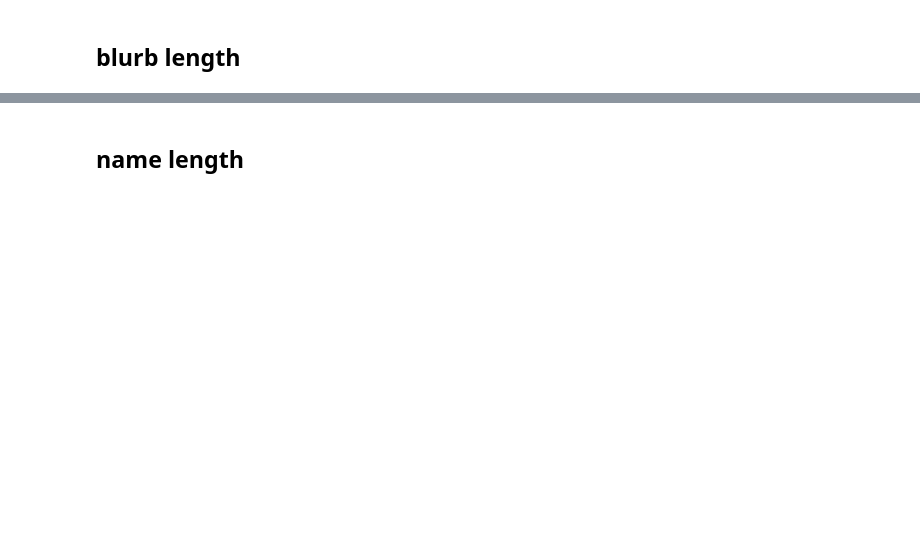
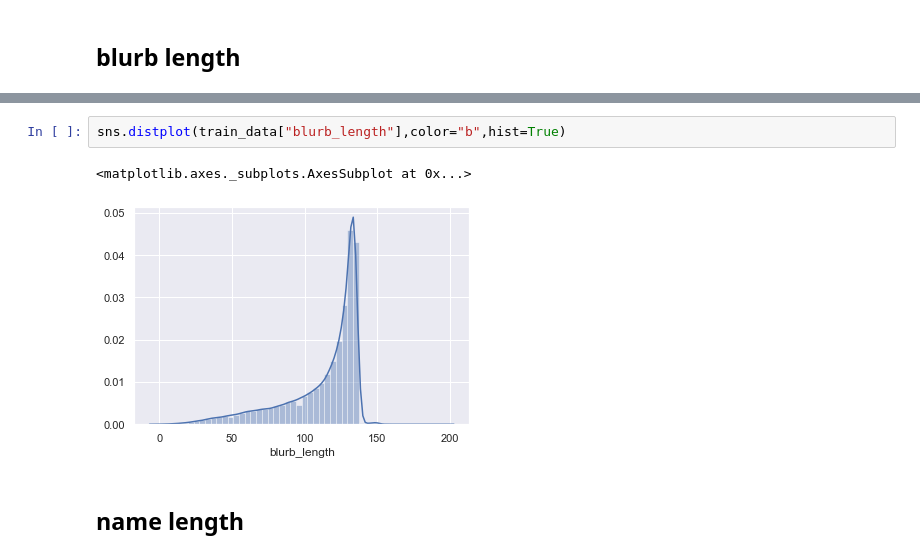
Before and after one commit to MarvinAhoi/Kickstarter-Project-2020, a Jupyter notebook: DS-Project-2_Kickstarter.ipynb, the cells around one changed output, grey strips where cells are left out. Drawn from its saved outputs; the diff is of its cells as text; blank space fills up the shorter version.

```diff
--- a/DS-Project-2_Kickstarter.ipynb
+++ b/DS-Project-2_Kickstarter.ipynb
@@ -1010,2 +1022,7 @@ sns.lmplot(x="preparation",y="duration",data=train_data ,hue="state")
+# %%
+sns.distplot(train_data["blurb_length"],color="b",hist=True)
+# %% [output]
+<matplotlib.axes._subplots.AxesSubplot at 0x...>
+[figure, added]
 # %% [markdown]
 ## name length
```
Also changed, not shown: parts of 51 cells of this notebook.
